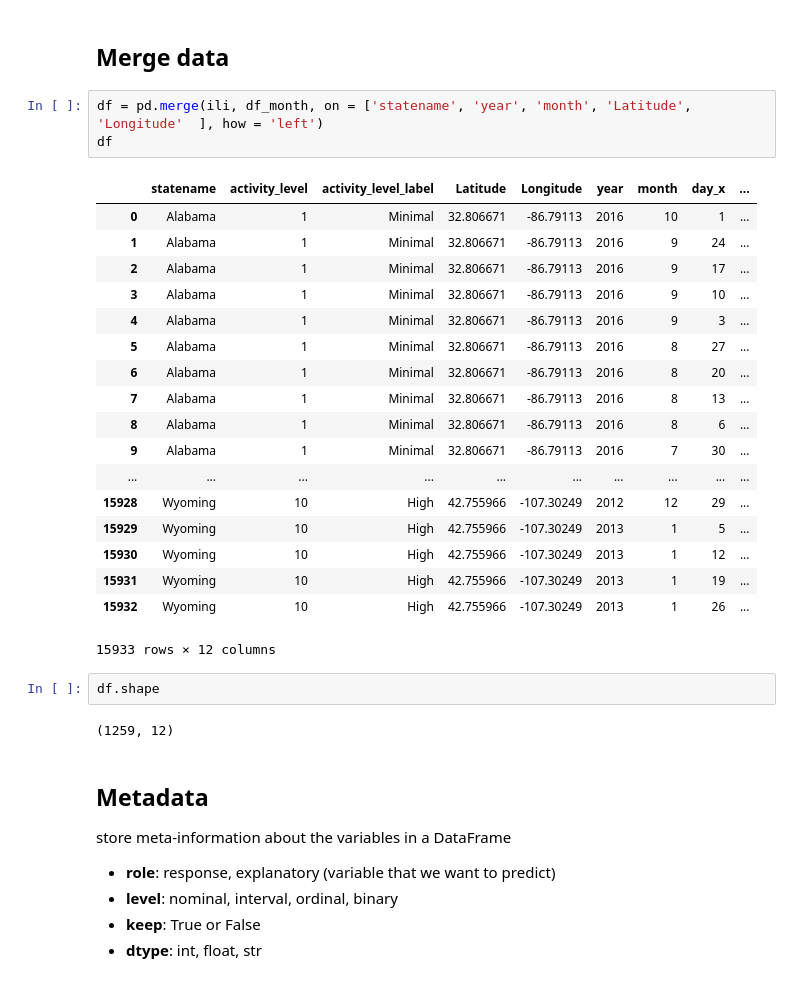
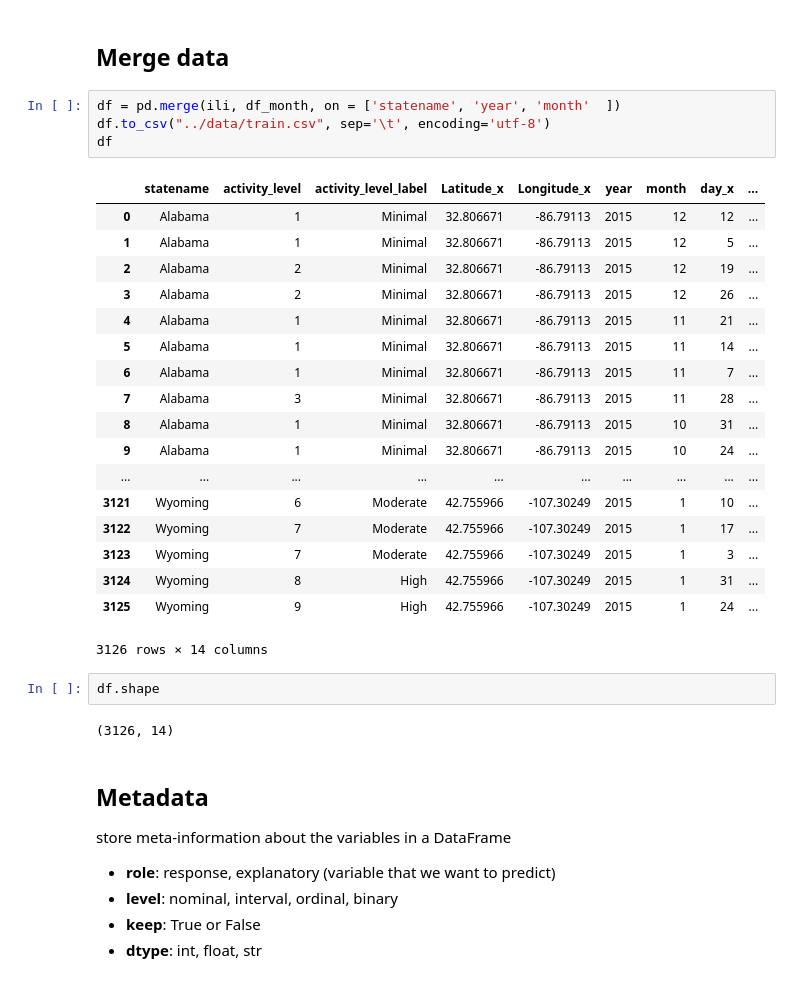
Before and after one commit to smrtnrd/prototype, a Jupyter notebook: develop/2017-10-30-bb-climate.ipynb, the cells around one changed output. Cells and saved outputs as stored; diff of their text form.

Commit message:
#merged data

```diff
--- a/develop/2017-10-30-bb-climate.ipynb
+++ b/develop/2017-10-30-bb-climate.ipynb
@@ -250,31 +250,32 @@ ili.shape
 # %% [markdown]
  ## Merge data
 # %%
-df = pd.merge(ili, df_month, on = ['statename', 'year', 'month', 'Latitude', 'Longitude'  ], how = 'left')
+df = pd.merge(ili, df_month, on = ['statename', 'year', 'month'  ])
+df.to_csv("../data/train.csv", sep='\t', encoding='utf-8')
 df
 # %% [output]
-|  | statename | activity_level | activity_level_label | Latitude | Longitude | year | month | day_x | ... |
-| 0 | Alabama | 1 | Minimal | 32.806671 | -86.79113 | 2016 | 10 | 1 | ... |
-| 1 | Alabama | 1 | Minimal | 32.806671 | -86.79113 | 2016 | 9 | 24 | ... |
-| 2 | Alabama | 1 | Minimal | 32.806671 | -86.79113 | 2016 | 9 | 17 | ... |
-| 3 | Alabama | 1 | Minimal | 32.806671 | -86.79113 | 2016 | 9 | 10 | ... |
-| 4 | Alabama | 1 | Minimal | 32.806671 | -86.79113 | 2016 | 9 | 3 | ... |
-| 5 | Alabama | 1 | Minimal | 32.806671 | -86.79113 | 2016 | 8 | 27 | ... |
-| 6 | Alabama | 1 | Minimal | 32.806671 | -86.79113 | 2016 | 8 | 20 | ... |
-| 7 | Alabama | 1 | Minimal | 32.806671 | -86.79113 | 2016 | 8 | 13 | ... |
-| 8 | Alabama | 1 | Minimal | 32.806671 | -86.79113 | 2016 | 8 | 6 | ... |
-| 9 | Alabama | 1 | Minimal | 32.806671 | -86.79113 | 2016 | 7 | 30 | ... |
+|  | statename | activity_level | activity_level_label | Latitude_x | Longitude_x | year | month | day_x | ... |
+| 0 | Alabama | 1 | Minimal | 32.806671 | -86.79113 | 2015 | 12 | 12 | ... |
+| 1 | Alabama | 1 | Minimal | 32.806671 | -86.79113 | 2015 | 12 | 5 | ... |
+| 2 | Alabama | 2 | Minimal | 32.806671 | -86.79113 | 2015 | 12 | 19 | ... |
+| 3 | Alabama | 2 | Minimal | 32.806671 | -86.79113 | 2015 | 12 | 26 | ... |
+| 4 | Alabama | 1 | Minimal | 32.806671 | -86.79113 | 2015 | 11 | 21 | ... |
+| 5 | Alabama | 1 | Minimal | 32.806671 | -86.79113 | 2015 | 11 | 14 | ... |
+| 6 | Alabama | 1 | Minimal | 32.806671 | -86.79113 | 2015 | 11 | 7 | ... |
+| 7 | Alabama | 3 | Minimal | 32.806671 | -86.79113 | 2015 | 11 | 28 | ... |
+| 8 | Alabama | 1 | Minimal | 32.806671 | -86.79113 | 2015 | 10 | 31 | ... |
+| 9 | Alabama | 1 | Minimal | 32.806671 | -86.79113 | 2015 | 10 | 24 | ... |
 | ... | ... | ... | ... | ... | ... | ... | ... | ... | ... |
-| 15928 | Wyoming | 10 | High | 42.755966 | -107.30249 | 2012 | 12 | 29 | ... |
-| 15929 | Wyoming | 10 | High | 42.755966 | -107.30249 | 2013 | 1 | 5 | ... |
-| 15930 | Wyoming | 10 | High | 42.755966 | -107.30249 | 2013 | 1 | 12 | ... |
-| 15931 | Wyoming | 10 | High | 42.755966 | -107.30249 | 2013 | 1 | 19 | ... |
-| 15932 | Wyoming | 10 | High | 42.755966 | -107.30249 | 2013 | 1 | 26 | ... |
+| 3121 | Wyoming | 6 | Moderate | 42.755966 | -107.30249 | 2015 | 1 | 10 | ... |
+| 3122 | Wyoming | 7 | Moderate | 42.755966 | -107.30249 | 2015 | 1 | 17 | ... |
+| 3123 | Wyoming | 7 | Moderate | 42.755966 | -107.30249 | 2015 | 1 | 3 | ... |
+| 3124 | Wyoming | 8 | High | 42.755966 | -107.30249 | 2015 | 1 | 31 | ... |
+| 3125 | Wyoming | 9 | High | 42.755966 | -107.30249 | 2015 | 1 | 24 | ... |
-15933 rows × 12 columns
+3126 rows × 14 columns
 # %%
 df.shape
 # %% [output]
-(1259, 12)
+(3126, 14)
 # %% [markdown]
 ## Metadata
 
```
Also changed, not shown: 3 other files.
